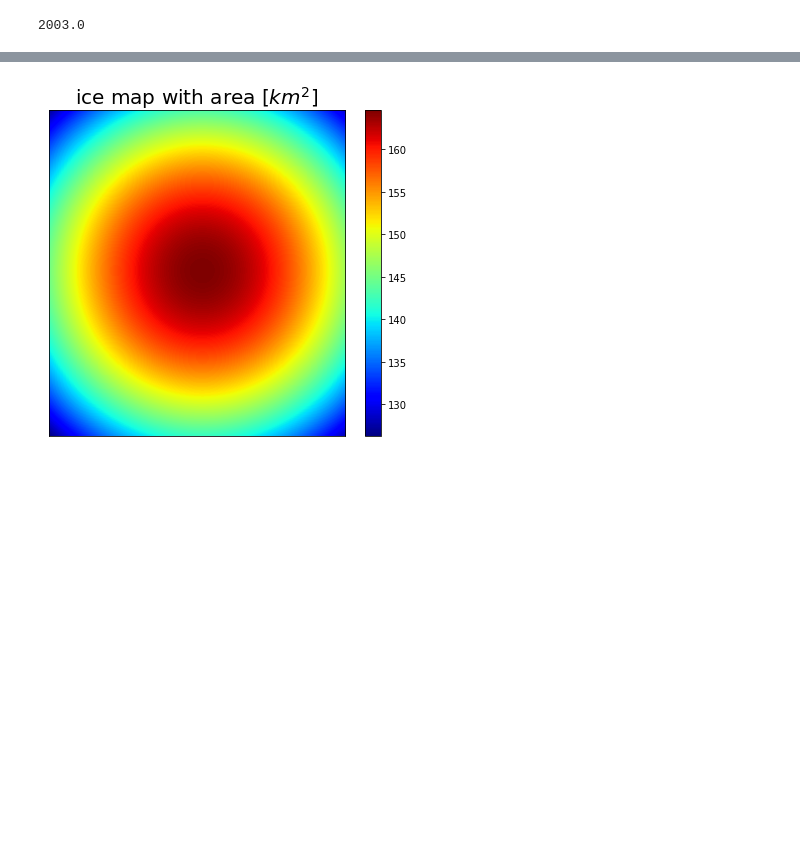
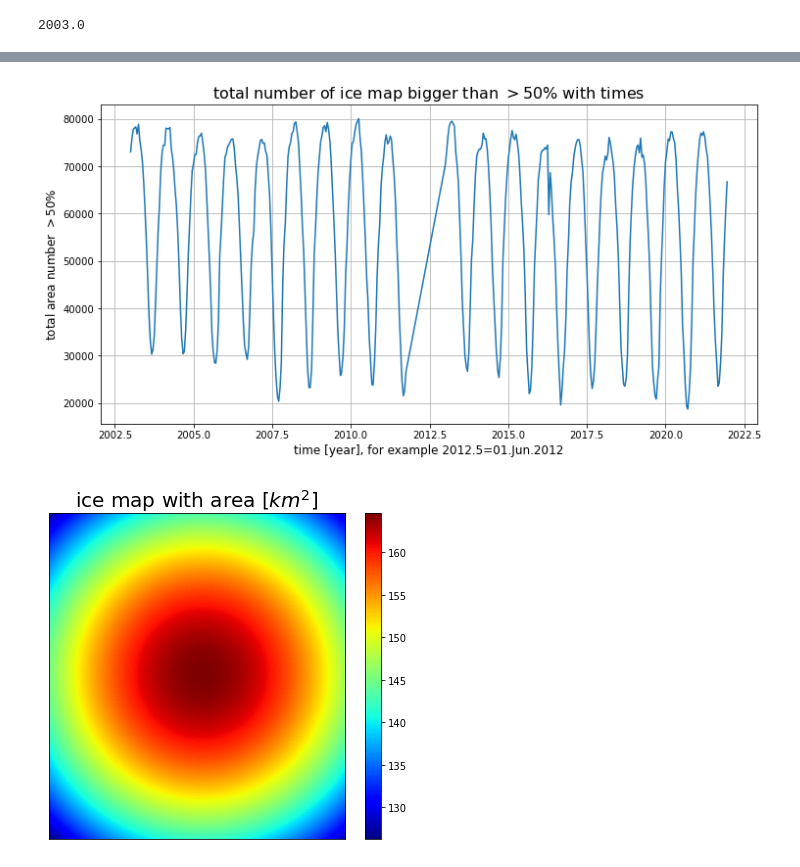
Before and after one commit to wanjeans/Lecture-718-BCGS-Programm-SS2022-with-Python-, a Jupyter notebook: lecture_06/Project_2_Arctic_Ice_maps_students.ipynb, the cells around one changed output, grey strips where cells are left out. Saved outputs shown, nothing was run; the diff lists cells and outputs as text; code cells hidden in the pictures; blank space fills up the shorter version.

```diff
--- a/lecture_06/Project_2_Arctic_Ice_maps_students.ipynb
+++ b/lecture_06/Project_2_Arctic_Ice_maps_students.ipynb
@@ -170,3 +179,20 @@ time_ymd=time_ymd[a,:]
+# %%
+#a value above 50%
+total_ice_area_50=np.zeros(np.size(times))
+one = np.ones((load_data(time_ymd[0,0],time_ymd[0,1],time_ymd[0,2]).shape))
+for i in range(np.size(times)):
+    data=load_data(time_ymd[i,0],time_ymd[i,1],time_ymd[i,2])
+    total_ice_area_50[i]=np.nansum(one[data>=50])
+#print(total_ice_area_50[0])
+plt.figure(figsize=(12,6))
+plt.plot(times,total_ice_area_50)
+plt.xlabel('time [year], for example 2012.5=01.Jun.2012',size=12)
+plt.ylabel('total area number $>50\%$',size=12)
+plt.grid()
+plt.title('total number of ice map bigger than $>50\%$ with times',size=16)
+plt.show()
+# %% [output]
+[figure, added]
 # %%
 #show the map area in coordinate.
 area=np.load('./data/ice_data_area.npy')
```
Also changed, not shown: parts of 8 cells of this notebook.
